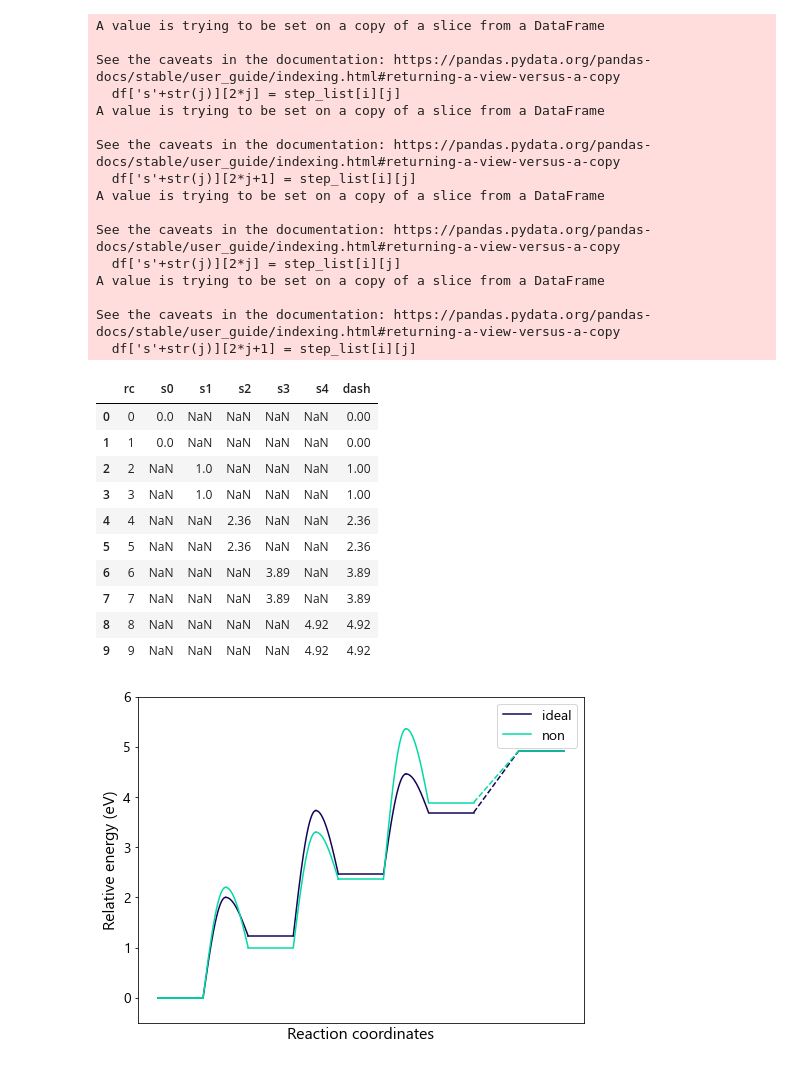
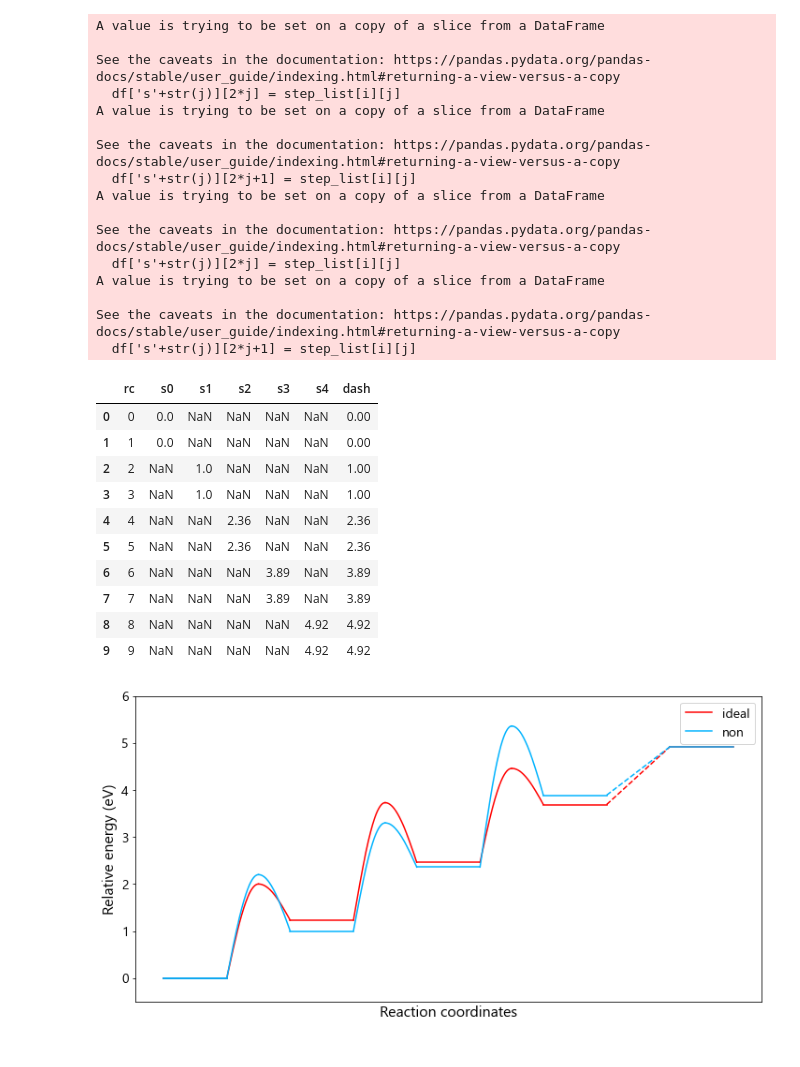
Before and after one commit to hjyang2798/CER_repository_CCEL, a Jupyter notebook: reaction_pathway.ipynb, the cells around one changed output. Saved outputs shown, nothing was run; the diff lists cells and outputs as text; code cells hidden in the pictures.

```diff
--- a/reaction_pathway.ipynb
+++ b/reaction_pathway.ipynb
@@ -18,7 +18,7 @@ c= ['#02DAA2','#00b3fe','#0E8BB3','#120458'][::-1]
 #font2 = fm.FontProperties(fname='C:\Windows\Fonts/NanumSquareOTF_acR.otf',size=14)
 # %%
 def reaction_pathway_with_barrier(step_list,ylim,c,lab,barrier=False) : # barrier = [[step_list,Ea_list],[step_list,Ea_list]], 일부만 넣으려면 False?
-    fig = plt.figure(figsize=(8,6))
+    fig = plt.figure(figsize=(12,6))
     ax = fig.add_subplot(111)
 
     for i in range(len(step_list)) :
@@ -92,7 +92,7 @@ def reaction_pathway_with_barrier(step_list,ylim,c,lab,barrier=False) : # barrie
 path1 = [0,1.23,1.23*2,1.23*3,1.23*4]
 path2 = [0,1.00,1.23*2-0.1,1.23*3+0.2,1.23*4]
 
-color = [c[0],c[3]]
+color = ['red',c[2]]
 
 lim = (-0.5,6)
 
@@ -103,34 +103,34 @@ barrier2 = [[1,2,3], [2.2,2.3,3] ]
 
 reaction_pathway_with_barrier([path1,path2],lim,color,label,[barrier1,barrier2])
 # %% [output]
 A value is trying to be set on a copy of a slice from a DataFrame
 
 See the caveats in the documentation: https://pandas.pydata.org/pandas-docs/stable/user_guide/indexing.html#returning-a-view-versus-a-copy
   df['s'+str(j)][2*j] = step_list[i][j]
 A value is trying to be set on a copy of a slice from a DataFrame
 
 See the caveats in the documentation: https://pandas.pydata.org/pandas-docs/stable/user_guide/indexing.html#returning-a-view-versus-a-copy
   df['s'+str(j)][2*j+1] = step_list[i][j]
 A value is trying to be set on a copy of a slice from a DataFrame
 
 See the caveats in the documentation: https://pandas.pydata.org/pandas-docs/stable/user_guide/indexing.html#returning-a-view-versus-a-copy
   df['s'+str(j)][2*j] = step_list[i][j]
 A value is trying to be set on a copy of a slice from a DataFrame
 
 See the caveats in the documentation: https://pandas.pydata.org/pandas-docs/stable/user_guide/indexing.html#returning-a-view-versus-a-copy
   df['s'+str(j)][2*j+1] = step_list[i][j]
 |  | rc | s0 | s1 | s2 | s3 | s4 | dash |
 | 0 | 0 | 0.0 | NaN | NaN | NaN | NaN | 0.00 |
 | 1 | 1 | 0.0 | NaN | NaN | NaN | NaN | 0.00 |
 | 2 | 2 | NaN | 1.0 | NaN | NaN | NaN | 1.00 |
 | 3 | 3 | NaN | 1.0 | NaN | NaN | NaN | 1.00 |
 | 4 | 4 | NaN | NaN | 2.36 | NaN | NaN | 2.36 |
 | 5 | 5 | NaN | NaN | 2.36 | NaN | NaN | 2.36 |
 | 6 | 6 | NaN | NaN | NaN | 3.89 | NaN | 3.89 |
 | 7 | 7 | NaN | NaN | NaN | 3.89 | NaN | 3.89 |
 | 8 | 8 | NaN | NaN | NaN | NaN | 4.92 | 4.92 |
 | 9 | 9 | NaN | NaN | NaN | NaN | 4.92 | 4.92 |
-[figure, old version]
+[figure, new version]
 # %%
 reaction_pathway_with_barrier([path1,path2],lim,color,label)
 # %% [output]
```
Also changed, not shown: parts of 1 cell of this notebook.
